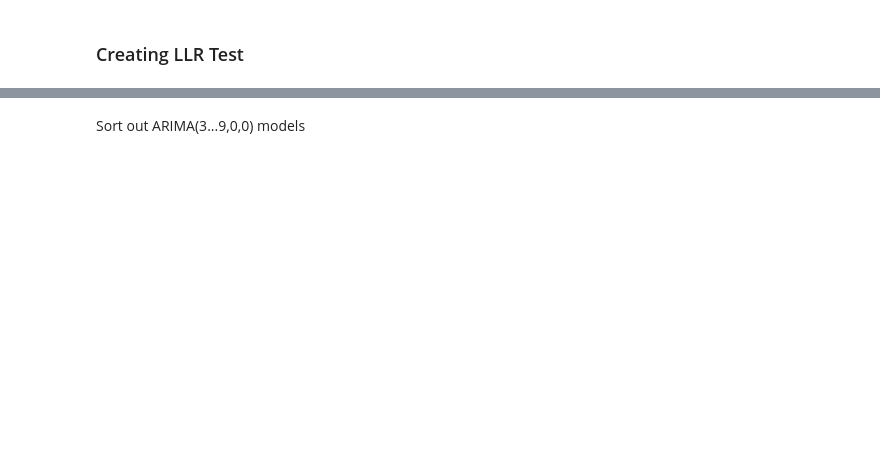
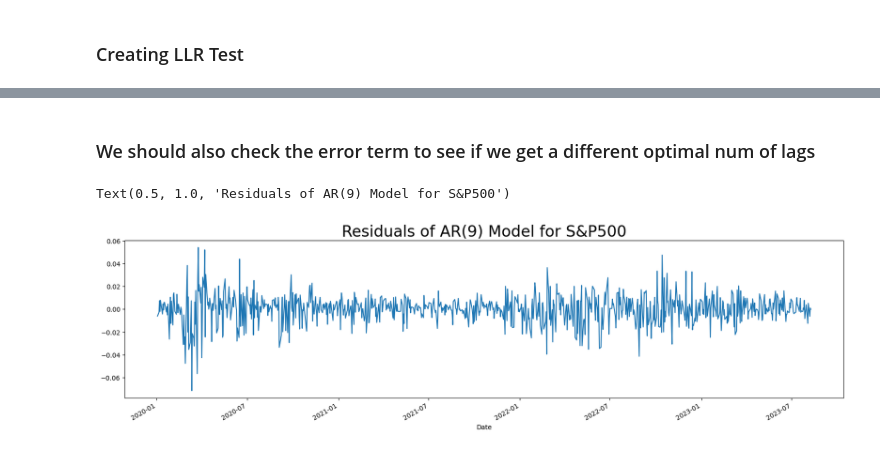
Before and after one commit to hivan04/spx_price_forecast, a Jupyter notebook: model_training.ipynb, the cells around one changed output, grey strips where cells are left out. Saved outputs shown, nothing was run; the diff lists cells and outputs as text; code cells hidden in the pictures; blank space fills up the shorter version.

Commit message:
started error term ar test

```diff
--- a/model_training.ipynb
+++ b/model_training.ipynb
@@ -339,2 +336,11 @@ p-value between AR(6) and AR(9) = 0.0454
-# %% [markdown]
-Sort out ARIMA(3...9,0,0) models
+# %% [markdown]
+### We should also check the error term to see if we get a different optimal num of lags
+# %%
+AR9_SPX = ARIMA(df_log.SPX[1:], order=(9,0,0))
+res_AR9_SPX = results_AR9_SPX.resid
+# %%
+res_AR9_SPX.plot(figsize=(20,5))
+plt.title("Residuals of AR(9) Model for S&P500", size = 24)
+# %% [output]
+Text(0.5, 1.0, 'Residuals of AR(9) Model for S&P500')
+[figure, added]
```
Also changed, not shown: parts of 7 cells of this notebook.
